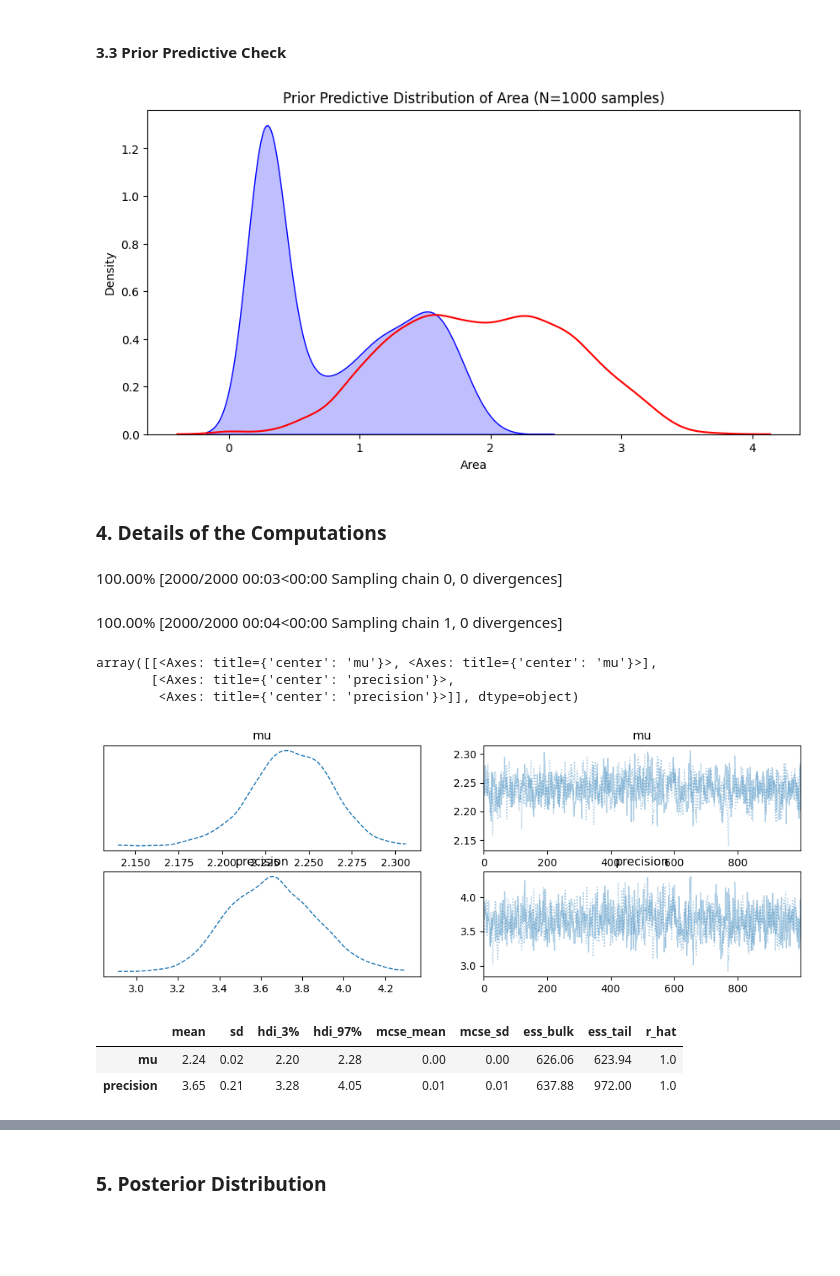
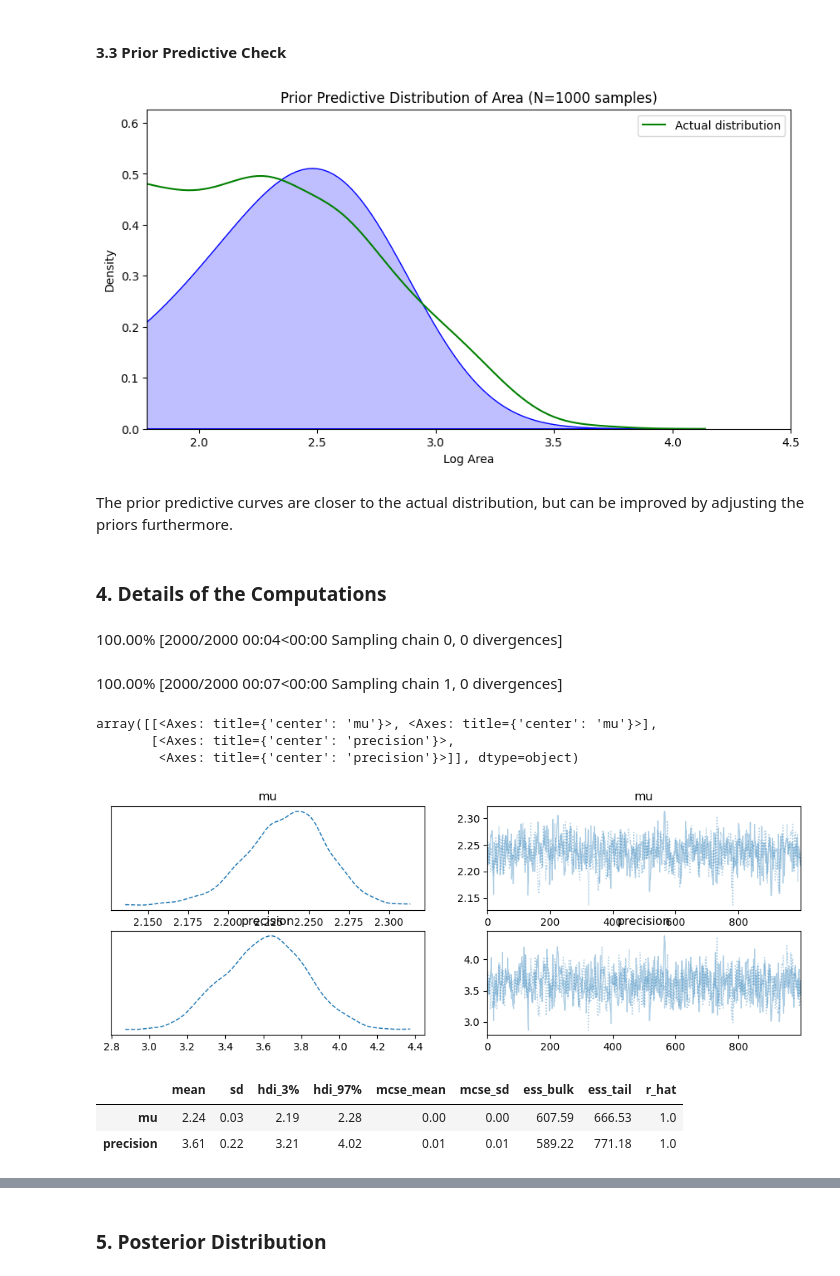
Before and after one commit to Raghuram-Veeramallu/Area-distribution-of-Sunspots, a Jupyter notebook: Project3_Group3.ipynb, the cells around one changed output, grey strips where cells are left out. Cells and saved outputs as stored; diff of their text form; code cells hidden in the pictures; blank space fills up the shorter version.

Commit message:
Modified the precision values for prior predictive check

```diff
--- a/Project3_Group3.ipynb
+++ b/Project3_Group3.ipynb
@@ -193,7 +193,7 @@ with pm.Model() as model:
 
   #priors
   precision = pm.Gamma("precision", alpha=1, beta=1)
-  mu = pm.Normal("mu", mu=0, tau=1/1000)
+  mu = pm.Normal("mu", mu=100, tau=1/100000)
 
   norm = pm.Normal.dist(mu=mu, tau=precision)
   #likelihood
@@ -207,43 +207,48 @@ pm.model_to_graphviz(model)
 # %%
 # Generate prior predictive samples
 with model:
     prior_pred = pm.sample_prior_predictive(samples=1000)
 
 # Plotting the prior predictive distributions
 fig, ax = plt.subplots(figsize=(10, 5))
 
 prior_area_samples = prior_pred.prior_predictive['area'][0]
 mean_prior_areas = np.log10(np.mean(prior_pred.prior_predictive['area'][0], axis=1))
 
 sns.kdeplot(mean_prior_areas, fill=True, color='blue')
-sns.kdeplot(np.log10(whole), fill=False, color='red', label='Actual distribution')
+sns.kdeplot(np.log10(whole), fill=False, color='green', label='Actual distribution')
 ax.set_title('Prior Predictive Distribution of Area (N=1000 samples)')
-ax.set_xlabel('Area')
+ax.set_xlabel('Log Area')
 ax.set_ylabel('Density')
+# we shift the axis to begin from the lower threshold
+ax.set_xlim(left=lower_threshold, right=4.5)
+ax.legend()
 plt.show()
 # %% [output]
-[figure, old version]
+[figure, new version]
+# %% [markdown]
+The prior predictive curves are closer to the actual distribution, but can be improved by adjusting the priors furthermore.
 # %% [markdown]
 ### 4. Details of the Computations
 # %%
 with model:
   trace = pm.sample(1000,random_seed=314159)
 # %% [output]
-100.00% [2000/2000 00:03<00:00 Sampling chain 0, 0 divergences]
+100.00% [2000/2000 00:04<00:00 Sampling chain 0, 0 divergences]
-100.00% [2000/2000 00:04<00:00 Sampling chain 1, 0 divergences]
+100.00% [2000/2000 00:07<00:00 Sampling chain 1, 0 divergences]
 # %%
 az.plot_trace(trace,combined=True)
 # %% [output]
 array([[<Axes: title={'center': 'mu'}>, <Axes: title={'center': 'mu'}>],
        [<Axes: title={'center': 'precision'}>,
         <Axes: title={'center': 'precision'}>]], dtype=object)
-[figure, old version]
+[figure, new version]
 # %%
 az.summary(trace,round_to=2)
 # %% [output]
 |  | mean | sd | hdi_3% | hdi_97% | mcse_mean | mcse_sd | ess_bulk | ess_tail | r_hat |
-| mu | 2.24 | 0.02 | 2.20 | 2.28 | 0.00 | 0.00 | 626.06 | 623.94 | 1.0 |
-| precision | 3.65 | 0.21 | 3.28 | 4.05 | 0.01 | 0.01 | 637.88 | 972.00 | 1.0 |
+| mu | 2.24 | 0.03 | 2.19 | 2.28 | 0.00 | 0.00 | 607.59 | 666.53 | 1.0 |
+| precision | 3.61 | 0.22 | 3.21 | 4.02 | 0.01 | 0.01 | 589.22 | 771.18 | 1.0 |
 # %%
 az.plot_posterior(trace)
 # %% [output]
```
Also changed, not shown: parts of 10 cells of this notebook.
